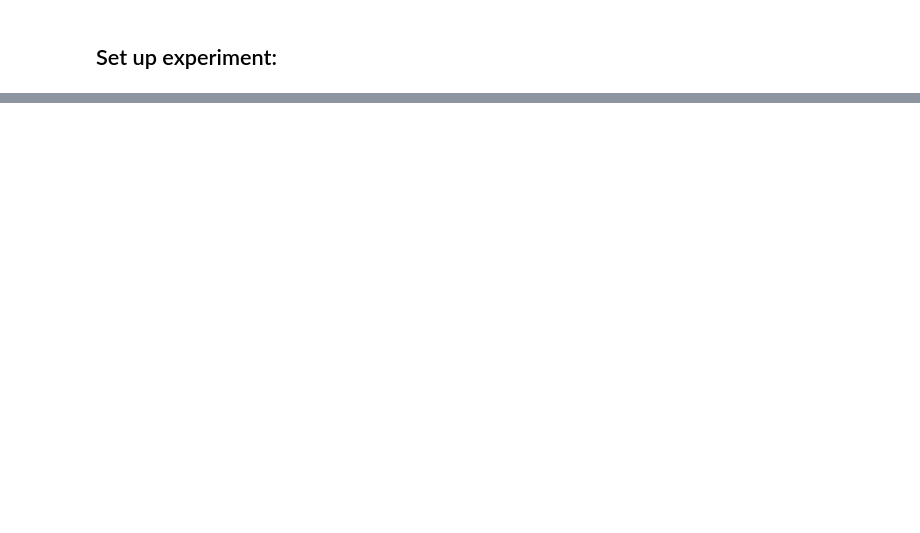
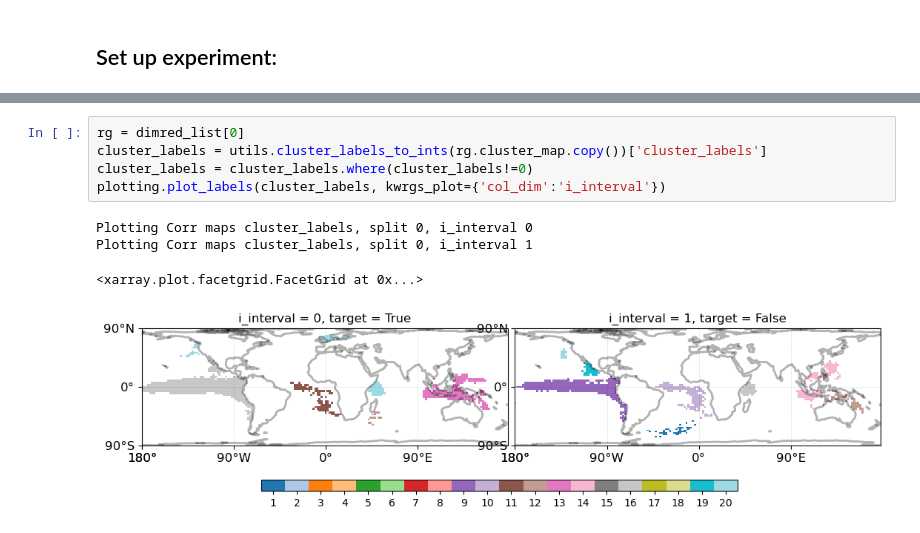
Before and after one commit to AI4S2S/Lorentz_s2spy_workshop, a Jupyter notebook: s2s_seasonal.ipynb, the cells around one changed output, grey strips where cells are left out. Saved outputs shown, nothing was run; the diff lists cells and outputs as text; blank space fills up the shorter version.

```diff
--- a/s2s_seasonal.ipynb
+++ b/s2s_seasonal.ipynb
@@ -140,0 +142,10 @@ ValueError: X has 20 features, but RidgeCV is expecting 31 features as input.
+# %%
+rg = dimred_list[0]
+cluster_labels = utils.cluster_labels_to_ints(rg.cluster_map.copy())['cluster_labels']
+cluster_labels = cluster_labels.where(cluster_labels!=0)
+plotting.plot_labels(cluster_labels, kwrgs_plot={'col_dim':'i_interval'})
+# %% [output]
+Plotting Corr maps cluster_labels, split 0, i_interval 0
+Plotting Corr maps cluster_labels, split 0, i_interval 1
+<xarray.plot.facetgrid.FacetGrid at 0x...>
+[figure, added]
```
Also changed, not shown: parts of 7 cells of this notebook, 1 other file.
